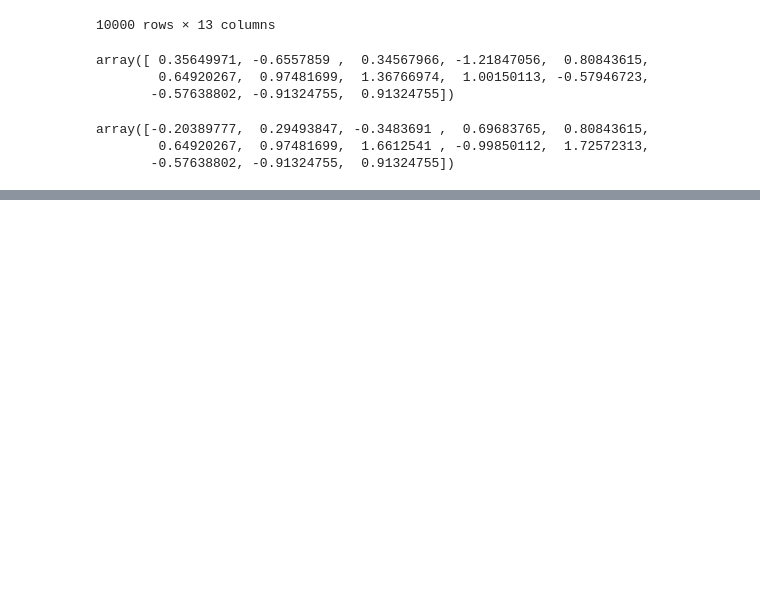
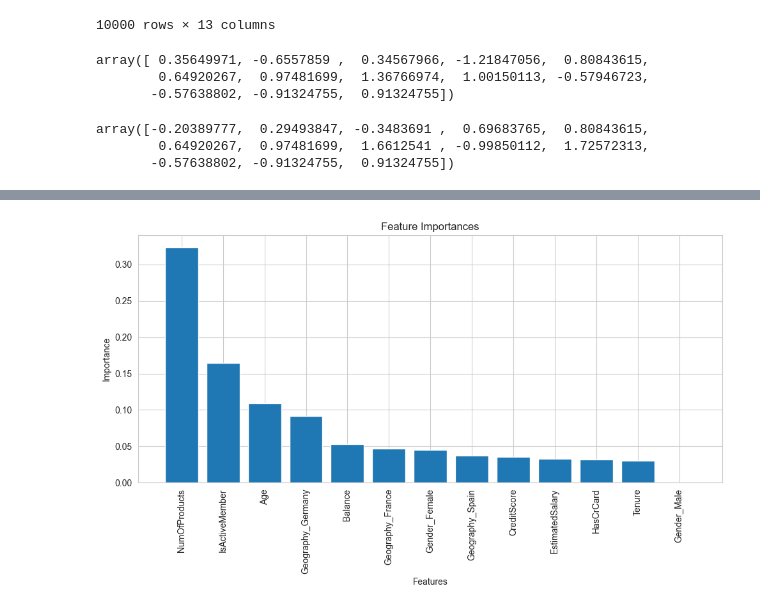
Before and after one commit to hewansirak/Customer-churn-prediction, a Jupyter notebook: churn.ipynb, the cells around one changed output, grey strips where cells are left out. Cells and saved outputs as stored; diff of their text form; code cells hidden in the pictures; blank space fills up the shorter version.

```diff
--- a/churn.ipynb
+++ b/churn.ipynb
@@ -167,0 +290,5 @@ array([-0.20389777,  0.29493847, -0.3483691 ,  0.69683765,  0.80843615,
+# %%
+# Which features are more influential we will be using XGBoost bc of its high recall 0.54
+
+feature_importances = xgb_model.feature_importances_
+feature_names = features.columns
@@ -167,0 +308,8 @@ array([-0.20389777,  0.29493847, -0.3483691 ,  0.69683765,  0.80843615,
+# %%
+# Data frame to store the feature name and its correspondences
+
+import pandas as pd
+feature_importances_df = pd.DataFrame({
+    'feature': feature_names,
+    'importance': feature_importances
+})
@@ -167,0 +333,4 @@ array([-0.20389777,  0.29493847, -0.3483691 ,  0.69683765,  0.80843615,
+# %%
+# Sort to see which is the most important
+
+feature_importances_df = feature_importances_df.sort_values(by='importance', ascending=False)
@@ -167,0 +354,14 @@ array([-0.20389777,  0.29493847, -0.3483691 ,  0.69683765,  0.80843615,
+# %%
+# Lets plot a bargrapgh to easily visualize this data
+
+plt.figure(figsize=(10, 6))
+plt.bar(feature_importances_df['feature'],
+        feature_importances_df['importance'])
+plt.xticks(rotation=90),
+plt.xlabel('Features'),
+plt.ylabel('Importance'),
+plt.title('Feature Importances'),
+plt.tight_layout(),
+plt.show()
+# %% [output]
+[figure, added]
```
Also changed, not shown: parts of 15 cells of this notebook, 6 other files.
